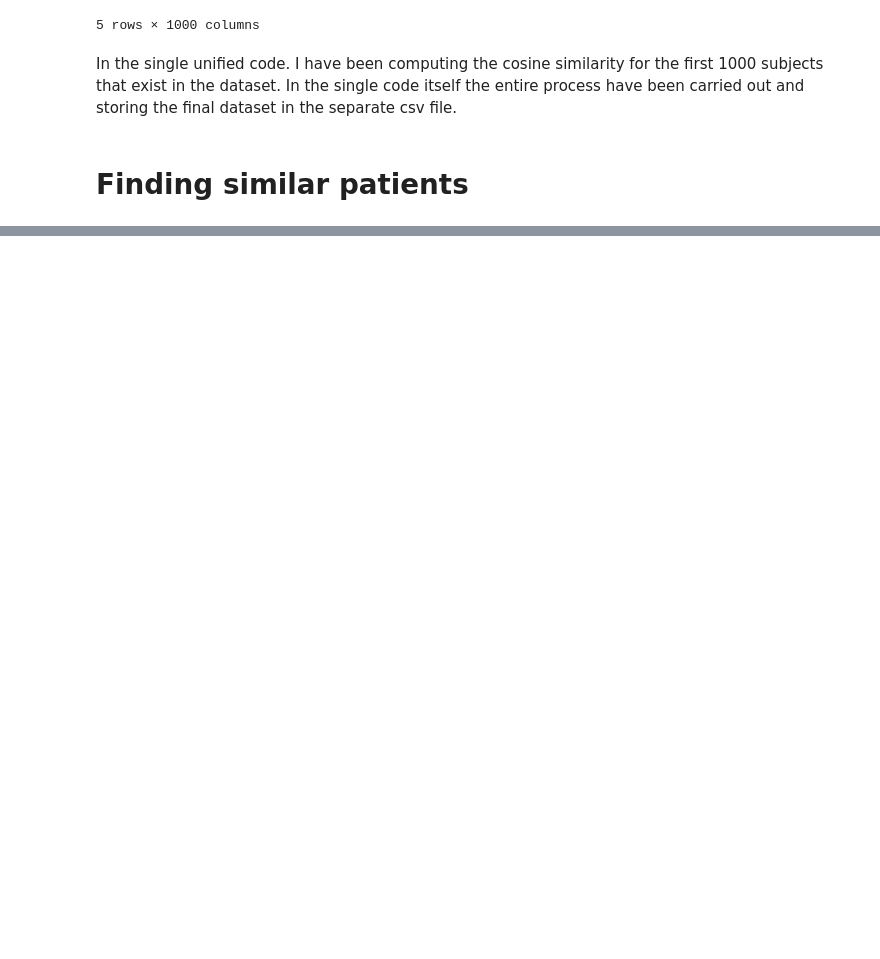
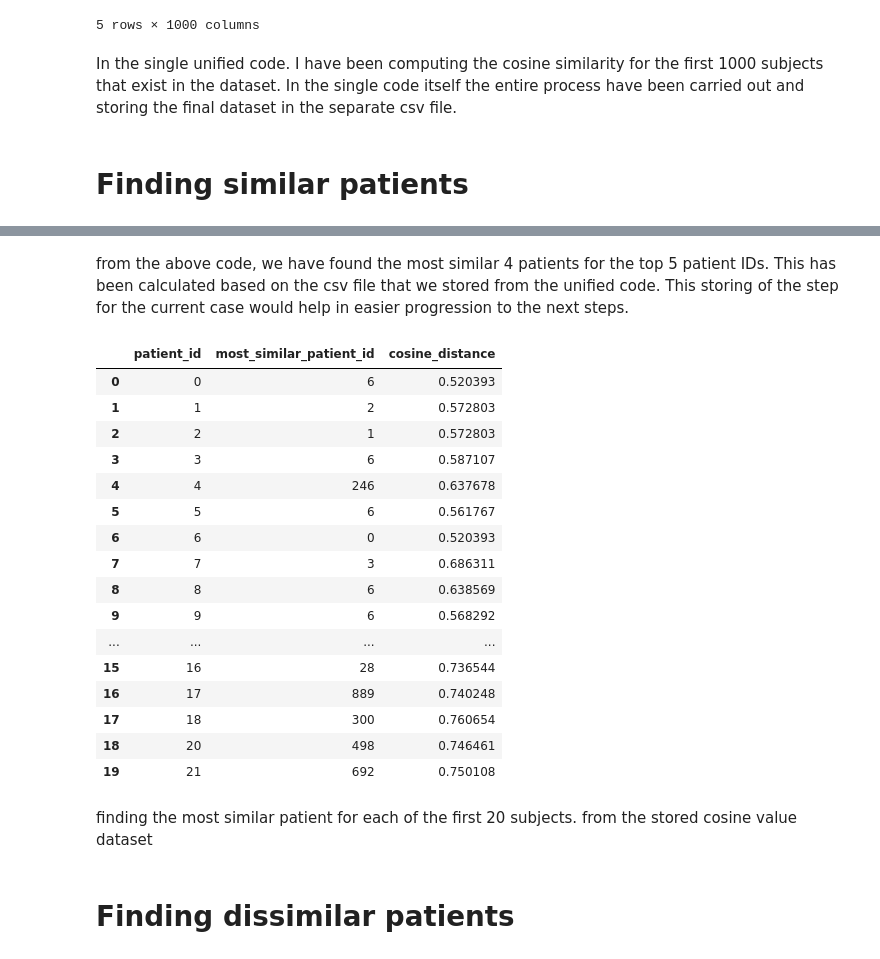
Before and after one commit to rajagowtham0/Week-2, a Jupyter notebook: Week2-Day3.ipynb, the cells around one changed output, grey strips where cells are left out. Drawn from its saved outputs; the diff is of its cells as text; code cells hidden in the pictures; blank space fills up the shorter version.

Commit message:
Found the similar patients

```diff
--- a/Week2-Day3.ipynb
+++ b/Week2-Day3.ipynb
@@ -282,0 +334,56 @@ In the single unified code. I have been computing the cosine similarity for the
+# %% [markdown]
+from the above code, we have found the most similar 4 patients for the top 5 patient IDs. This has been calculated based on the csv file that we stored from the unified code. This storing of the step for the current case would help in easier progression to the next steps.
+# %%
+import pandas as pd
+import numpy as np
+# loading the cosine dataset
+distance_df = pd.read_csv(
+    r"C:\Users\rajak\Downloads\AI Internship\clinicalnotesvectorised.csv",
+    index_col=0
+)
+
+# Ensure index and columns are consistent (IMPORTANT)
+distance_df.index = distance_df.index.astype(str)
+distance_df.columns = distance_df.columns.astype(str)
+# selecting the first 20 subjects
+top_patients = distance_df.index[:20]
+results = []
+# finding most similar patient for each patient ID
+for patient_id in top_patients:
+    # Get distance row
+    distances = distance_df.loc[patient_id].copy()
+    # Ignore self-distance (diagonal)
+    distances.loc[patient_id] = np.inf
+    # Find nearest (minimum distance)
+    nearest_patient = distances.idxmin()
+    nearest_distance = distances.min()
+    results.append({
+        "patient_id": patient_id,
+        "most_similar_patient_id": nearest_patient,
+        "cosine_distance": float(nearest_distance)
+    })
+# storing the result as a data frame
+most_similar_df = pd.DataFrame(results)
+most_similar_df
+# %% [output]
+|  | patient_id | most_similar_patient_id | cosine_distance |
+| 0 | 0 | 6 | 0.520393 |
+| 1 | 1 | 2 | 0.572803 |
+| 2 | 2 | 1 | 0.572803 |
+| 3 | 3 | 6 | 0.587107 |
+| 4 | 4 | 246 | 0.637678 |
+| 5 | 5 | 6 | 0.561767 |
+| 6 | 6 | 0 | 0.520393 |
+| 7 | 7 | 3 | 0.686311 |
+| 8 | 8 | 6 | 0.638569 |
+| 9 | 9 | 6 | 0.568292 |
+| ... | ... | ... | ... |
+| 15 | 16 | 28 | 0.736544 |
+| 16 | 17 | 889 | 0.740248 |
+| 17 | 18 | 300 | 0.760654 |
+| 18 | 20 | 498 | 0.746461 |
+| 19 | 21 | 692 | 0.750108 |
+# %% [markdown]
+finding the most similar patient for each of the first 20 subjects. from the stored cosine value dataset
+# %% [markdown]
+# Finding dissimilar patients
```
Also changed, not shown: parts of 1 cell of this notebook.
